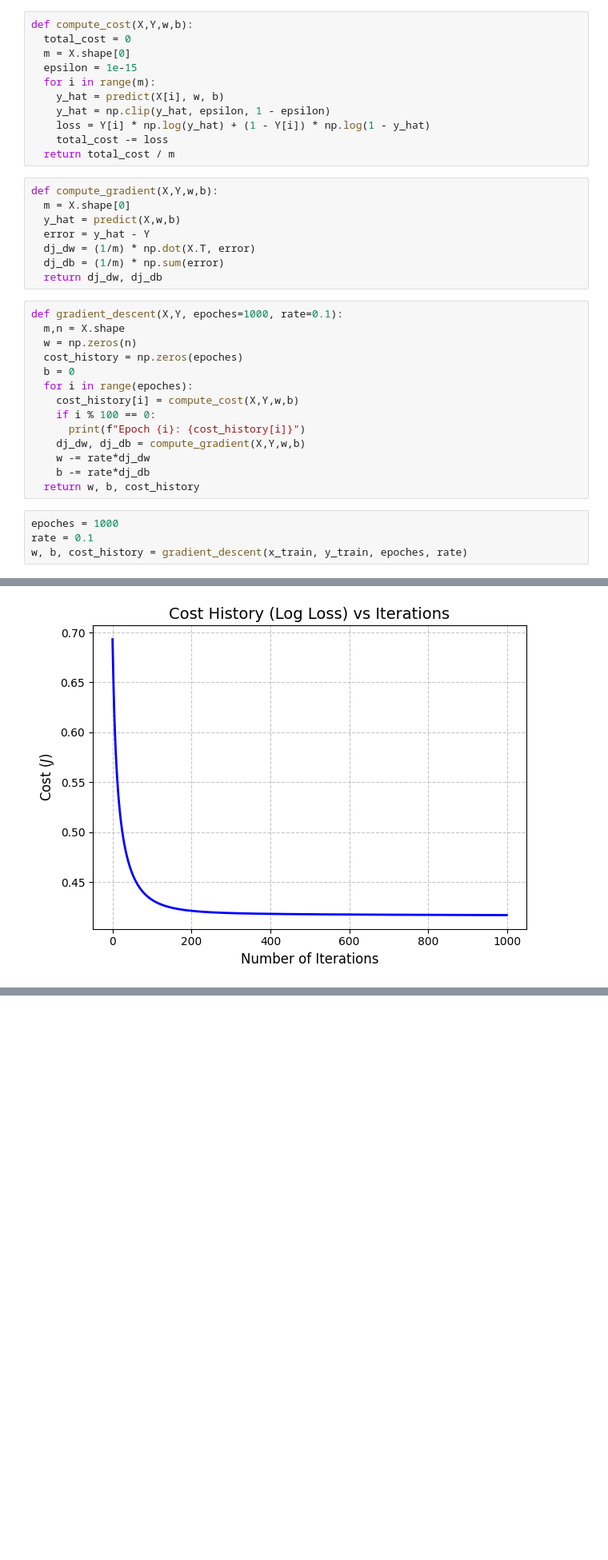
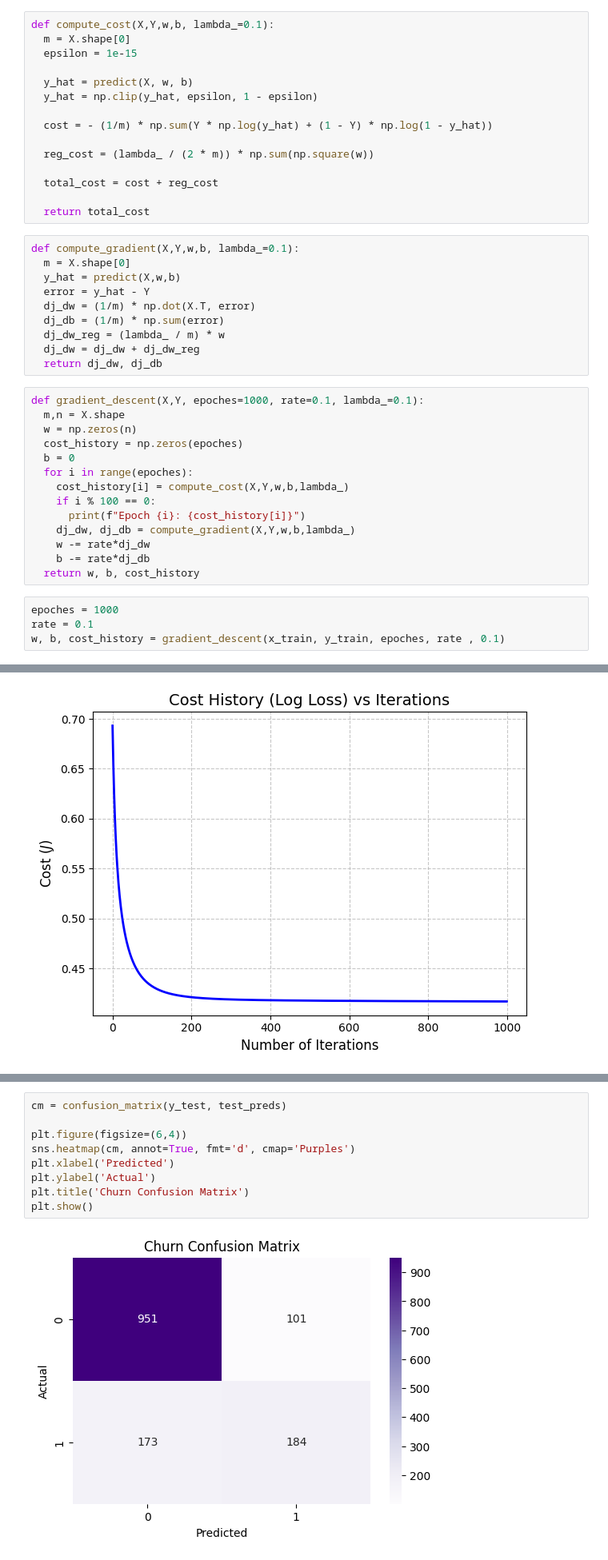
Before and after one commit to Ramykhb/Telco-Churn-Predictor-ML, a Jupyter notebook: Mathematical-Implementation/churn_detecor.ipynb, the cells around one changed output, grey strips where cells are left out. Shown at 80% size. Saved outputs shown, nothing was run; the diff lists cells and outputs as text; blank space fills up the shorter version.

Commit message:
Added confusion matrix and F1 score

```diff
--- a/Mathematical-Implementation/churn_detecor.ipynb
+++ b/Mathematical-Implementation/churn_detecor.ipynb
@@ -66,40 +66,46 @@ def predict(X,w,b):
 def classify(probabilities, threshold=0.5):
     return (probabilities >= threshold).astype(int)
 # %%
-def compute_cost(X,Y,w,b):
-  total_cost = 0
+def compute_cost(X,Y,w,b, lambda_=0.1):
   m = X.shape[0]
   epsilon = 1e-15
-  for i in range(m):
-    y_hat = predict(X[i], w, b)
-    y_hat = np.clip(y_hat, epsilon, 1 - epsilon)
-    loss = Y[i] * np.log(y_hat) + (1 - Y[i]) * np.log(1 - y_hat)
-    total_cost -= loss
-  return total_cost / m
+
+  y_hat = predict(X, w, b)
+  y_hat = np.clip(y_hat, epsilon, 1 - epsilon)
+
+  cost = - (1/m) * np.sum(Y * np.log(y_hat) + (1 - Y) * np.log(1 - y_hat))
+
+  reg_cost = (lambda_ / (2 * m)) * np.sum(np.square(w))
+
+  total_cost = cost + reg_cost
+
+  return total_cost
 # %%
-def compute_gradient(X,Y,w,b):
+def compute_gradient(X,Y,w,b, lambda_=0.1):
   m = X.shape[0]
   y_hat = predict(X,w,b)
   error = y_hat - Y
   dj_dw = (1/m) * np.dot(X.T, error)
   dj_db = (1/m) * np.sum(error)
+  dj_dw_reg = (lambda_ / m) * w
+  dj_dw = dj_dw + dj_dw_reg
   return dj_dw, dj_db
 # %%
-def gradient_descent(X,Y, epoches=1000, rate=0.1):
+def gradient_descent(X,Y, epoches=1000, rate=0.1, lambda_=0.1):
   m,n = X.shape
   w = np.zeros(n)
   cost_history = np.zeros(epoches)
   b = 0
   for i in range(epoches):
-    cost_history[i] = compute_cost(X,Y,w,b)
+    cost_history[i] = compute_cost(X,Y,w,b,lambda_)
     if i % 100 == 0:
       print(f"Epoch {i}: {cost_history[i]}")
-    dj_dw, dj_db = compute_gradient(X,Y,w,b)
+    dj_dw, dj_db = compute_gradient(X,Y,w,b,lambda_)
     w -= rate*dj_dw
     b -= rate*dj_db
   return w, b, cost_history
 # %%
 epoches = 1000
 rate = 0.1
-w, b, cost_history = gradient_descent(x_train, y_train, epoches, rate)
+w, b, cost_history = gradient_descent(x_train, y_train, epoches, rate , 0.1)
 # %% [output]
@@ -134,0 +156,11 @@ Test Accuracy: 80.41%
+# %%
+cm = confusion_matrix(y_test, test_preds)
+
+plt.figure(figsize=(6,4))
+sns.heatmap(cm, annot=True, fmt='d', cmap='Purples')
+plt.xlabel('Predicted')
+plt.ylabel('Actual')
+plt.title('Churn Confusion Matrix')
+plt.show()
+# %% [output]
+[figure, added]
```
Also changed, not shown: parts of 7 cells of this notebook.
